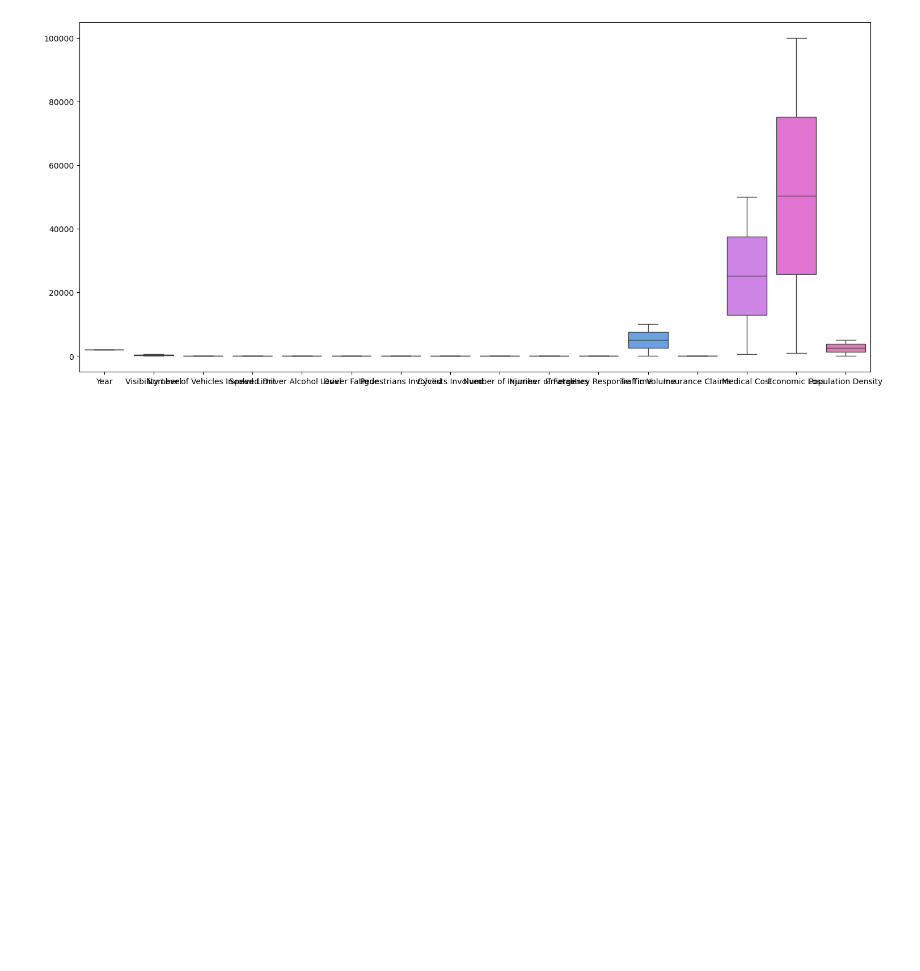
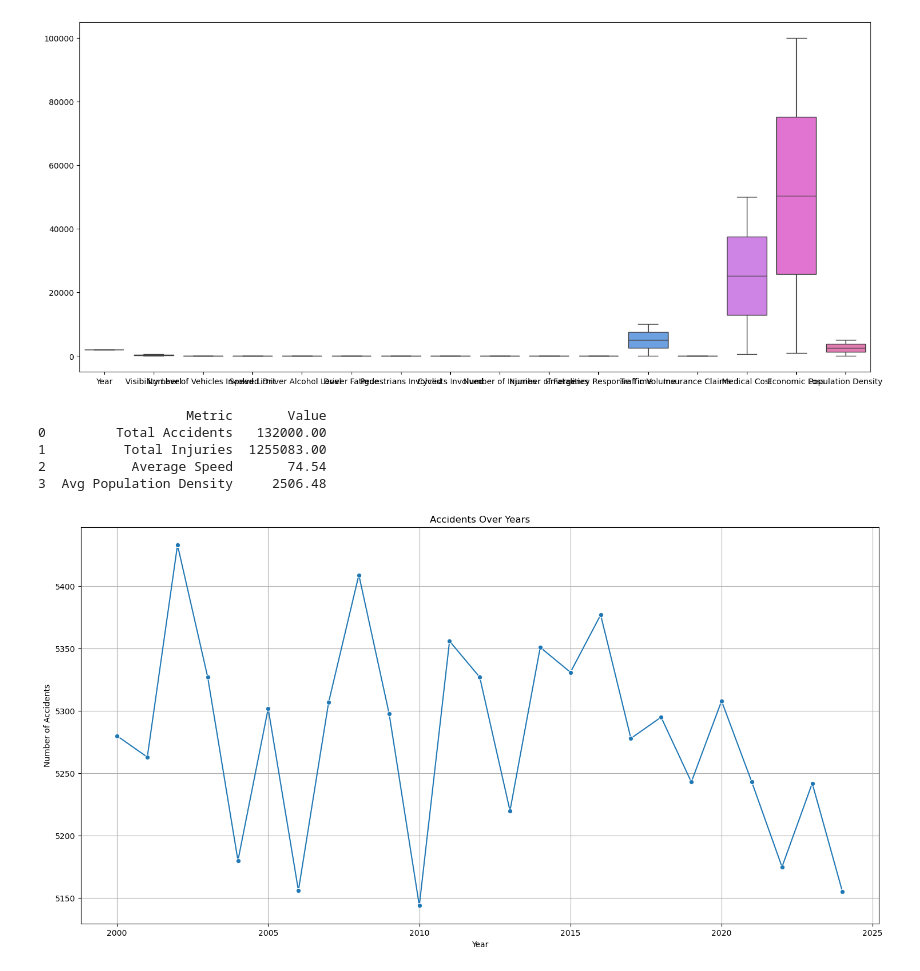
Before and after one commit to Roygautam8852/Global_Road_Accident_Analysis_Using_Python, a Jupyter notebook: global_road_accident_analysis.ipynb, the cells around one changed output. Saved outputs shown, nothing was run; the diff lists cells and outputs as text; code cells hidden in the pictures; blank space fills up the shorter version.

Commit message:
this commit done after printing charts

```diff
--- a/global_road_accident_analysis.ipynb
+++ b/global_road_accident_analysis.ipynb
@@ -116,3 +117,35 @@ sns.boxplot(df)
 # %% [output]
 <Axes: >
 [figure]
+# %%
+
+
+total_accidents = len(df)
+total_injuries = df['Number of Injuries'].sum()
+avg_speed = df['Speed Limit'].mean()
+avg_population = df['Population Density'].mean()
+
+cards = pd.DataFrame({
+    "Metric": ["Total Accidents", "Total Injuries", "Average Speed", "Avg Population Density"],
+    "Value": [total_accidents, total_injuries, round(avg_speed, 2), round(avg_population, 2)]
+})
+
+print(cards)
+# %% [output]
+                   Metric       Value
+0         Total Accidents   132000.00
+1          Total Injuries  1255083.00
+2           Average Speed       74.54
+3  Avg Population Density     2506.48
+# %%
+plt.figure(figsize=(18,9))
+yearly_accidents = df.groupby('Year').size().reset_index(name='Accidents')
+
+sns.lineplot(data=yearly_accidents, x='Year', y='Accidents', marker='o')
+plt.title("Accidents Over Years")
+plt.xlabel("Year")
+plt.ylabel("Number of Accidents")
+plt.grid(True)
+plt.show()
+# %% [output]
+[figure, added]
```
Also changed, not shown: parts of 5 cells of this notebook.
